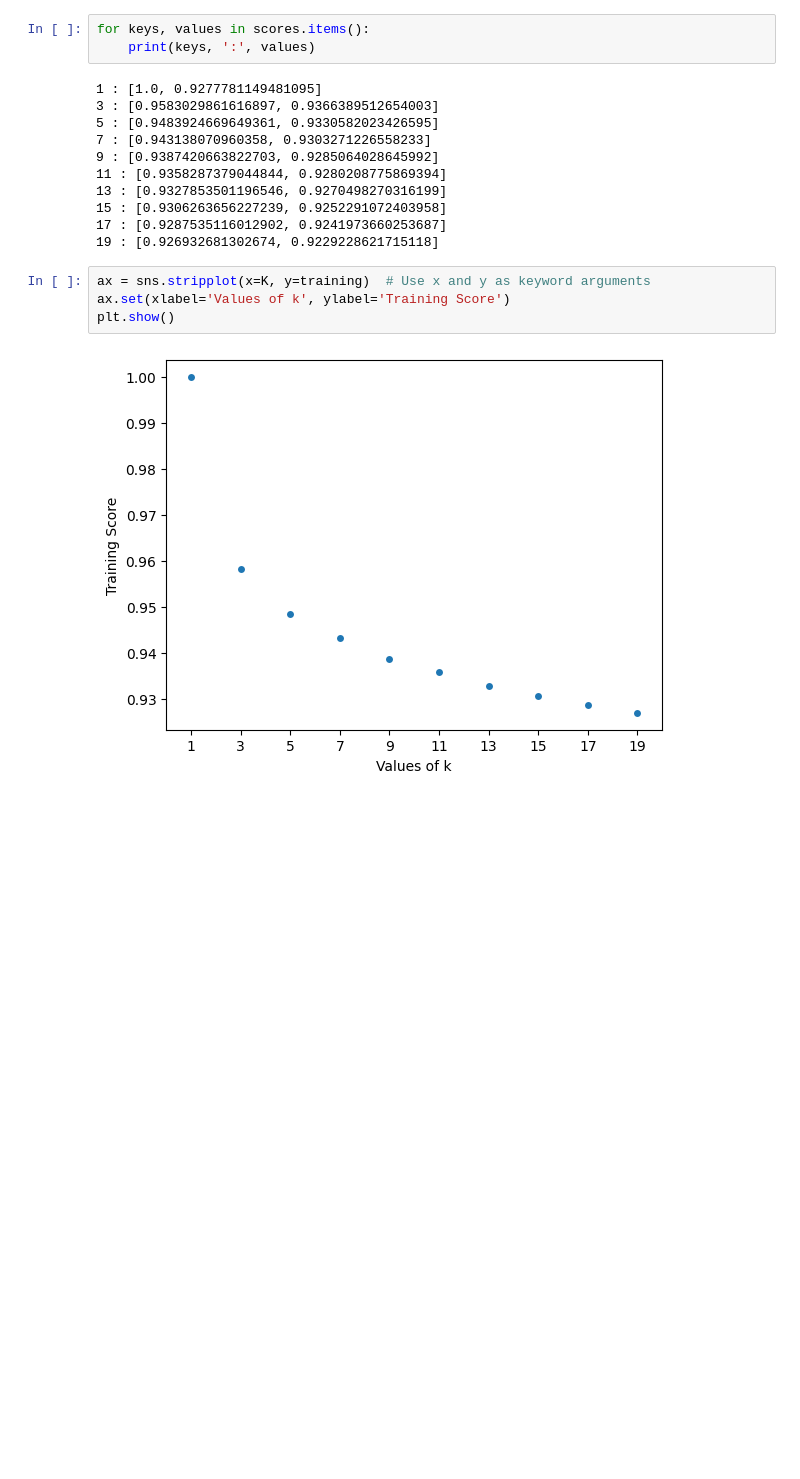
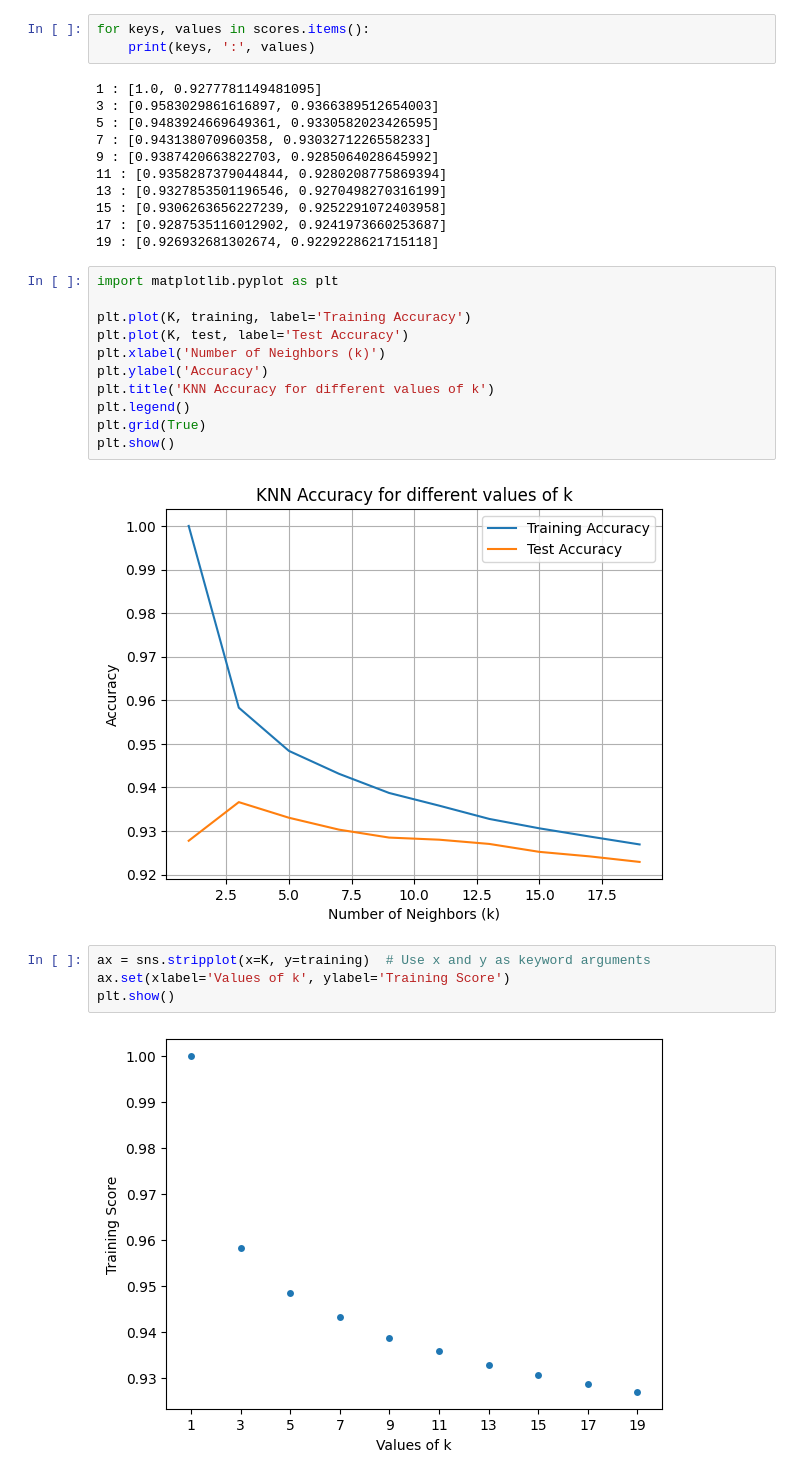
Before and after one commit to Narimaneker/Projet_ARNN, a Jupyter notebook: star_classfication.ipynb, the cells around one changed output. Saved outputs shown, nothing was run; the diff lists cells and outputs as text; blank space fills up the shorter version.

```diff
--- a/star_classfication.ipynb
+++ b/star_classfication.ipynb
@@ -398,6 +419,19 @@ for keys, values in scores.items():
 15 : [0.9306263656227239, 0.9252291072403958]
 17 : [0.9287535116012902, 0.9241973660253687]
 19 : [0.926932681302674, 0.9229228621715118]
+# %%
+import matplotlib.pyplot as plt
+
+plt.plot(K, training, label='Training Accuracy')
+plt.plot(K, test, label='Test Accuracy')
+plt.xlabel('Number of Neighbors (k)')
+plt.ylabel('Accuracy')
+plt.title('KNN Accuracy for different values of k')
+plt.legend()
+plt.grid(True)
+plt.show()
+# %% [output]
+[figure, added]
 # %%
 ax = sns.stripplot(x=K, y=training)  # Use x and y as keyword arguments
 ax.set(xlabel='Values of k', ylabel='Training Score')
```
Also changed, not shown: parts of 13 cells of this notebook, 2 other files.
